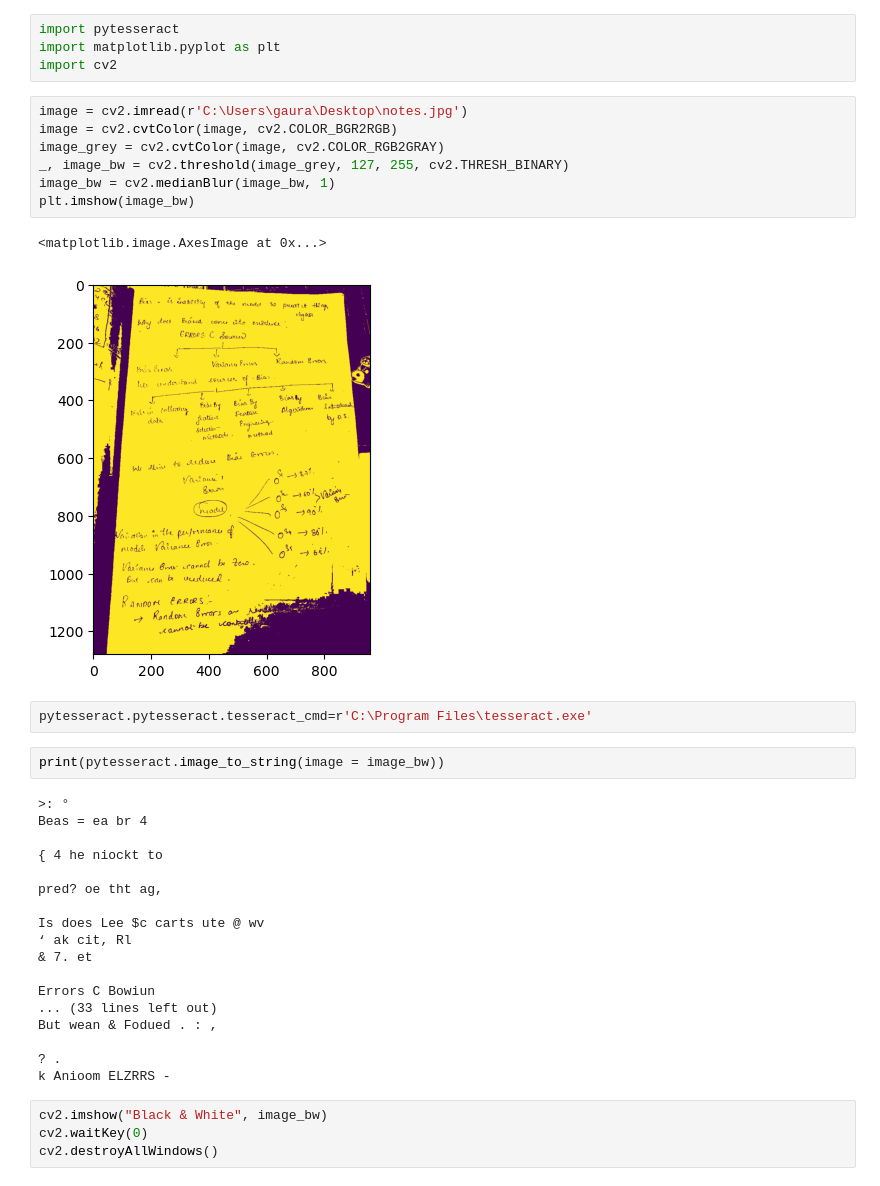
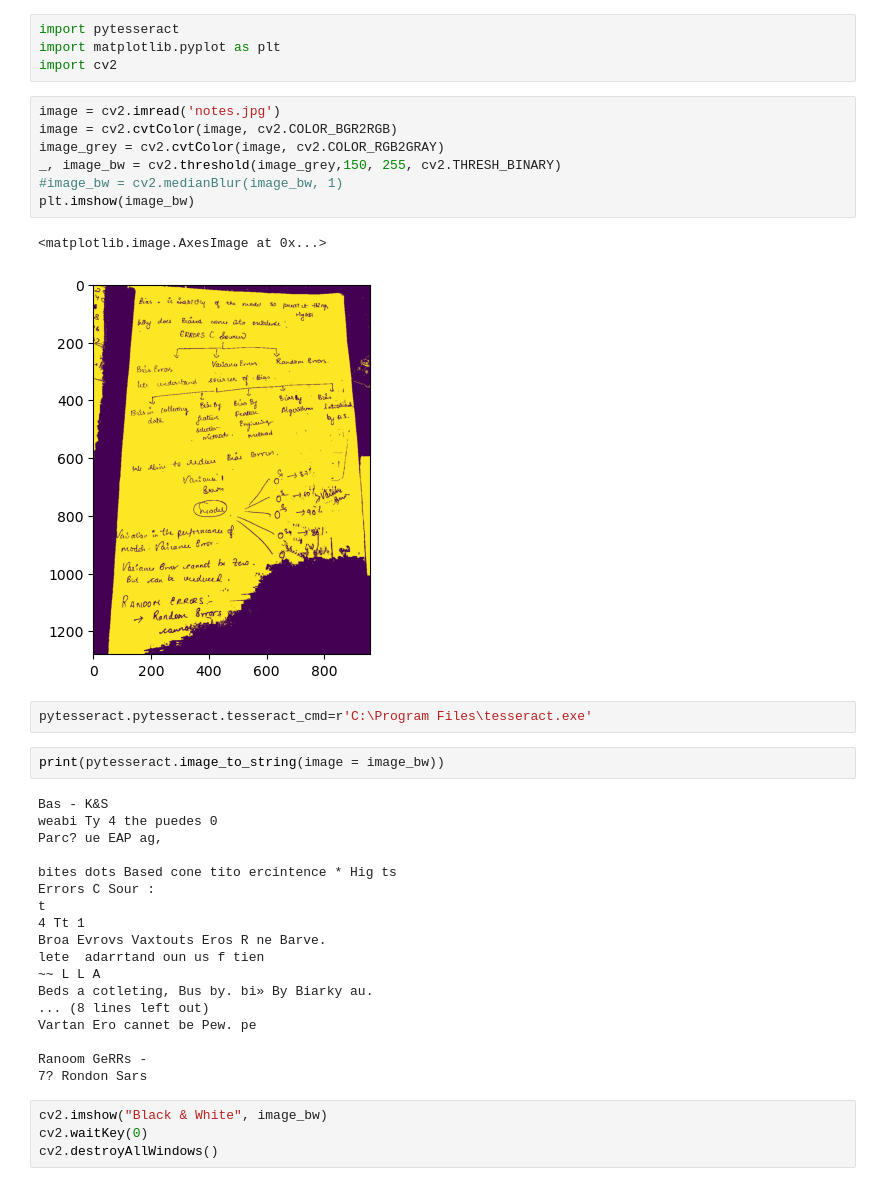
Before and after one commit to Gauravsiwal/image_to_text, a Jupyter notebook: working_with_pytesseract.ipynb, the cells around one changed output. Saved outputs shown, nothing was run; the diff lists cells and outputs as text.

```diff
--- a/working_with_pytesseract.ipynb
+++ b/working_with_pytesseract.ipynb
@@ -12,37 +12,37 @@ import pytesseract
 import matplotlib.pyplot as plt
 import cv2
 # %%
-image = cv2.imread(r'C:\Users\gaura\Desktop\notes.jpg')
+image = cv2.imread('notes.jpg')
 image = cv2.cvtColor(image, cv2.COLOR_BGR2RGB)
 image_grey = cv2.cvtColor(image, cv2.COLOR_RGB2GRAY)
-_, image_bw = cv2.threshold(image_grey, 127, 255, cv2.THRESH_BINARY)
-image_bw = cv2.medianBlur(image_bw, 1)
+_, image_bw = cv2.threshold(image_grey,150, 255, cv2.THRESH_BINARY)
+#image_bw = cv2.medianBlur(image_bw, 1)
 plt.imshow(image_bw)
 # %% [output]
 <matplotlib.image.AxesImage at 0x...>
-[figure, old version]
+[figure, new version]
 # %%
 pytesseract.pytesseract.tesseract_cmd=r'C:\Program Files\tesseract.exe'
 # %%
 print(pytesseract.image_to_string(image = image_bw))
 # %% [output]
->: °
-Beas = ea br 4
+Bas - K&S
+weabi Ty 4 the puedes 0
+Parc? ue EAP ag,
 
-{ 4 he niockt to
+bites dots Based cone tito ercintence * Hig ts
+Errors C Sour :
+t
+4 Tt 1
+Broa Evrovs Vaxtouts Eros R ne Barve.
+lete  adarrtand oun us f tien
+~~ L L A
+Beds a cotleting, Bus by. bi» By Biarky au.
+... (8 lines left out)
+Vartan Ero cannet be Pew. pe
 
-pred? oe tht ag,
-
-Is does Lee $c carts ute @ wv
-‘ ak cit, Rl
-& 7. et
-
-Errors C Bowiun
-... (33 lines left out)
-But wean & Fodued . : ,
-
-? .
-k Anioom ELZRRS -
+Ranoom GeRRs -
+7? Rondon Sars
 # %%
 cv2.imshow("Black & White", image_bw)
 cv2.waitKey(0)
```
Also changed, not shown: parts of 9 cells of this notebook, 2 other files.
